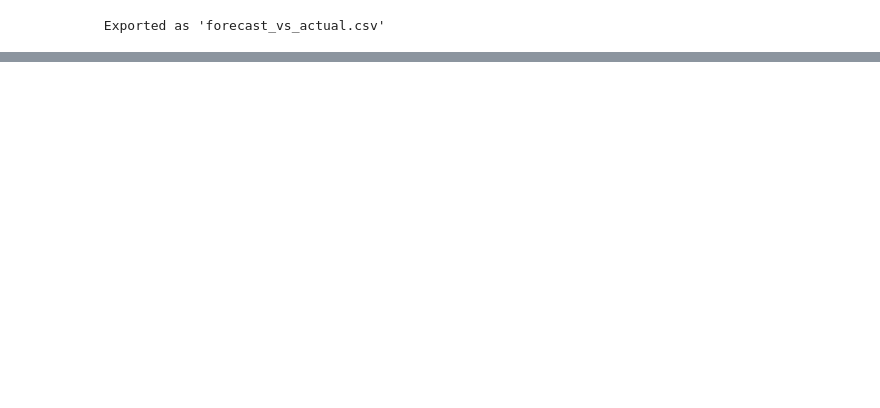
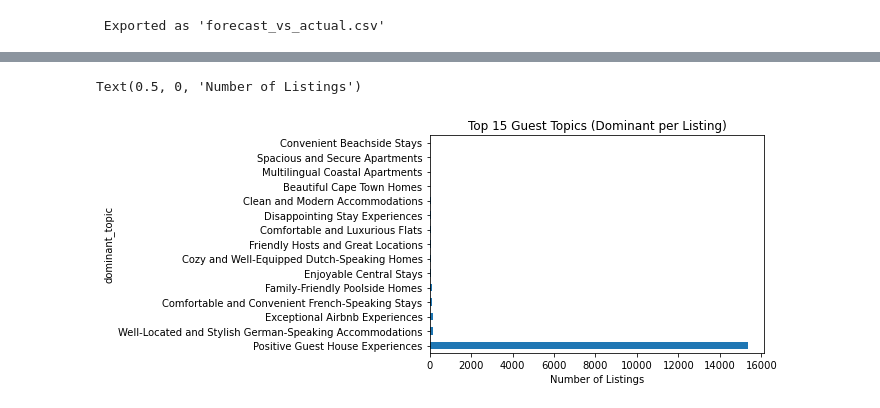
Before and after one commit to Salrahim21/Capstone-project, a Jupyter notebook: Notebook.ipynb, the cells around one changed output, grey strips where cells are left out. Drawn from its saved outputs; the diff is of its cells as text; code cells hidden in the pictures; blank space fills up the shorter version.

```diff
--- a/Notebook.ipynb
+++ b/Notebook.ipynb
@@ -1872,0 +2351,5 @@ plt.show()
+# %%
+reviews_cleaned = pd.read_csv("reviews_cleaned_with_topics_and_sentiment.csv")
+
+# Example: check top 5 topic titles
+reviews_cleaned["topic_title"].value_counts().head()
@@ -1872,0 +2403,17 @@ plt.show()
+# %%
+# Mode (most common) topic per listing
+dominant_topic = reviews_cleaned.groupby('listing_id')['topic_title'].agg(
+    lambda x: x.mode()[0] if not x.mode().empty else None
+).reset_index().rename(columns={'topic_title': 'dominant_topic'})
+
+# Mode sentiment per listing
+dominant_sentiment = reviews_cleaned.groupby('listing_id')['sentiment_label'].agg(
+    lambda x: x.mode()[0] if not x.mode().empty else None
+).reset_index().rename(columns={'sentiment_label': 'dominant_sentiment'})
+# %%
+review_summary = dominant_topic.merge(dominant_sentiment, on='listing_id', how='outer')
+# %%
+listings_df = merged_df.rename(columns={'id': 'listing_id'})  # optional for consistency
+
+# Merge into listing-level dataset
+NLP_final = listings_df.merge(review_summary, on='listing_id', how='left')
@@ -1872,0 +2432,7 @@ plt.show()
+# %%
+NLP_final['dominant_topic'].value_counts().nlargest(15).plot(kind='barh')
+plt.title("Top 15 Guest Topics (Dominant per Listing)")
+plt.xlabel("Number of Listings")
+# %% [output]
+Text(0.5, 0, 'Number of Listings')
+[figure, added]
```
Also changed, not shown: parts of 142 cells of this notebook, 4 other files.
